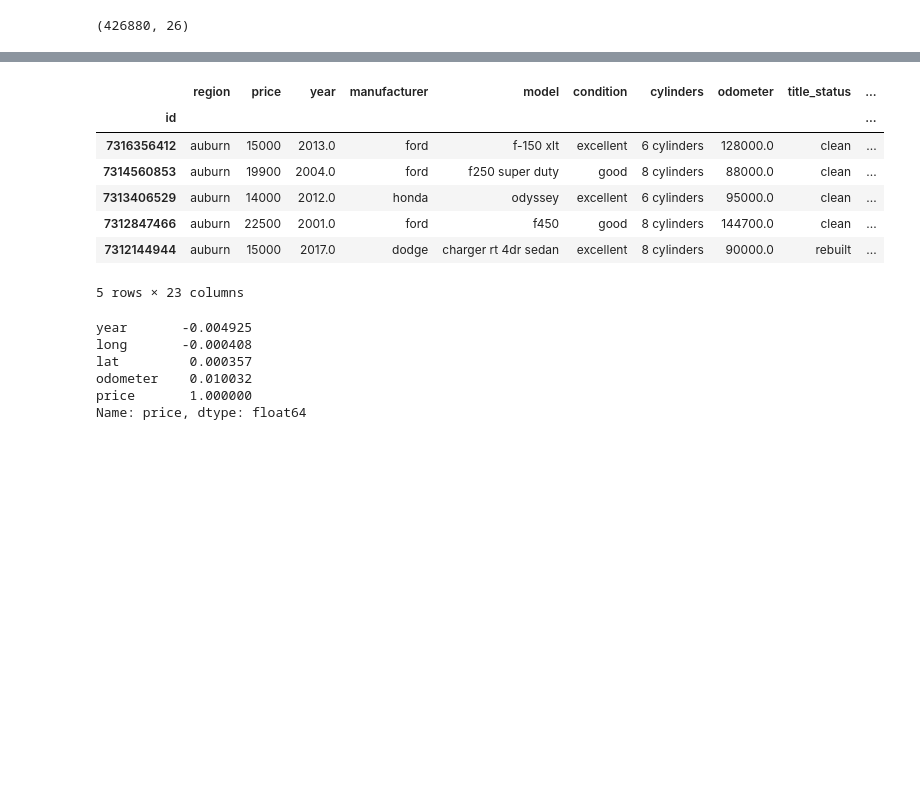
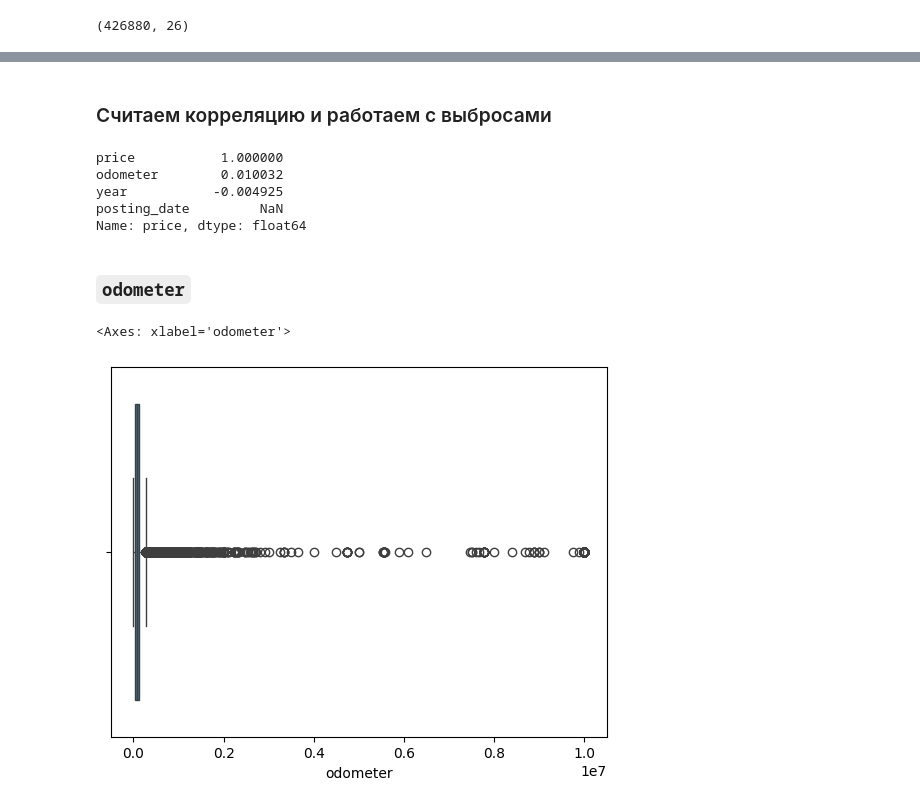
Before and after one commit to MoyMarMois/Carset, a Jupyter notebook: carset.ipynb, the cells around one changed output, grey strips where cells are left out. Drawn from its saved outputs; the diff is of its cells as text; code cells hidden in the pictures; blank space fills up the shorter version.

```diff
--- a/carset.ipynb
+++ b/carset.ipynb
@@ -37,7 +53,5 @@ Index(['id', 'url', 'region', 'region_url', 'price', 'year', 'manufacturer',
 # %%
-df = df.drop(["url", "region_url", "county", "VIN", "image_url"], axis=1).set_index("id")
+del_col = ["url", "region_url", "county", "image_url", "lat", "long", "state"]
+df = df.drop(del_col, axis=1).set_index("id")
 # %%
 df["posting_date"] = pd.to_datetime(df["posting_date"], format="mixed", utc=True).dt.year
-# %%
-df = pd.get_dummies(df, columns=["fuel"], drop_first=True, dtype="int")
-df = pd.get_dummies(df, columns=["manufacturer"], drop_first=True, dtype="int")
@@ -66,21 +58,18 @@ df["model_clean"] = df["model"].where(df["model"].isin())
-# %%
-df.dropna().head()
-# %% [output]
-|  | region | price | year | manufacturer | model | condition | cylinders | odometer | title_status | ... |
-| id |  |  |  |  |  |  |  |  |  | ... |
-| 7316356412 | auburn | 15000 | 2013.0 | ford | f-150 xlt | excellent | 6 cylinders | 128000.0 | clean | ... |
-| 7314560853 | auburn | 19900 | 2004.0 | ford | f250 super duty | good | 8 cylinders | 88000.0 | clean | ... |
-| 7313406529 | auburn | 14000 | 2012.0 | honda | odyssey | excellent | 6 cylinders | 95000.0 | clean | ... |
-| 7312847466 | auburn | 22500 | 2001.0 | ford | f450 | good | 8 cylinders | 144700.0 | clean | ... |
-| 7312144944 | auburn | 15000 | 2017.0 | dodge | charger rt 4dr sedan | excellent | 8 cylinders | 90000.0 | rebuilt | ... |
-5 rows × 23 columns
+# %% [markdown]
+### Считаем корреляцию и работаем с выбросами
 # %%
-df_corr = df.corr(numeric_only=True)["price"].sort_values()
+df_corr = df.corr(numeric_only=True)["price"].sort_values(ascending=False)
 df_corr
 # %% [output]
-year       -0.004925
-long       -0.000408
-lat         0.000357
-odometer    0.010032
-price       1.000000
+price           1.000000
+odometer        0.010032
+year           -0.004925
+posting_date         NaN
 Name: price, dtype: float64
+# %% [markdown]
+### `odometer`
+# %%
+sns.boxplot(data=df, x="odometer")
+# %% [output]
+<Axes: xlabel='odometer'>
+[figure, added]
```
Also changed, not shown: parts of 97 cells of this notebook.
